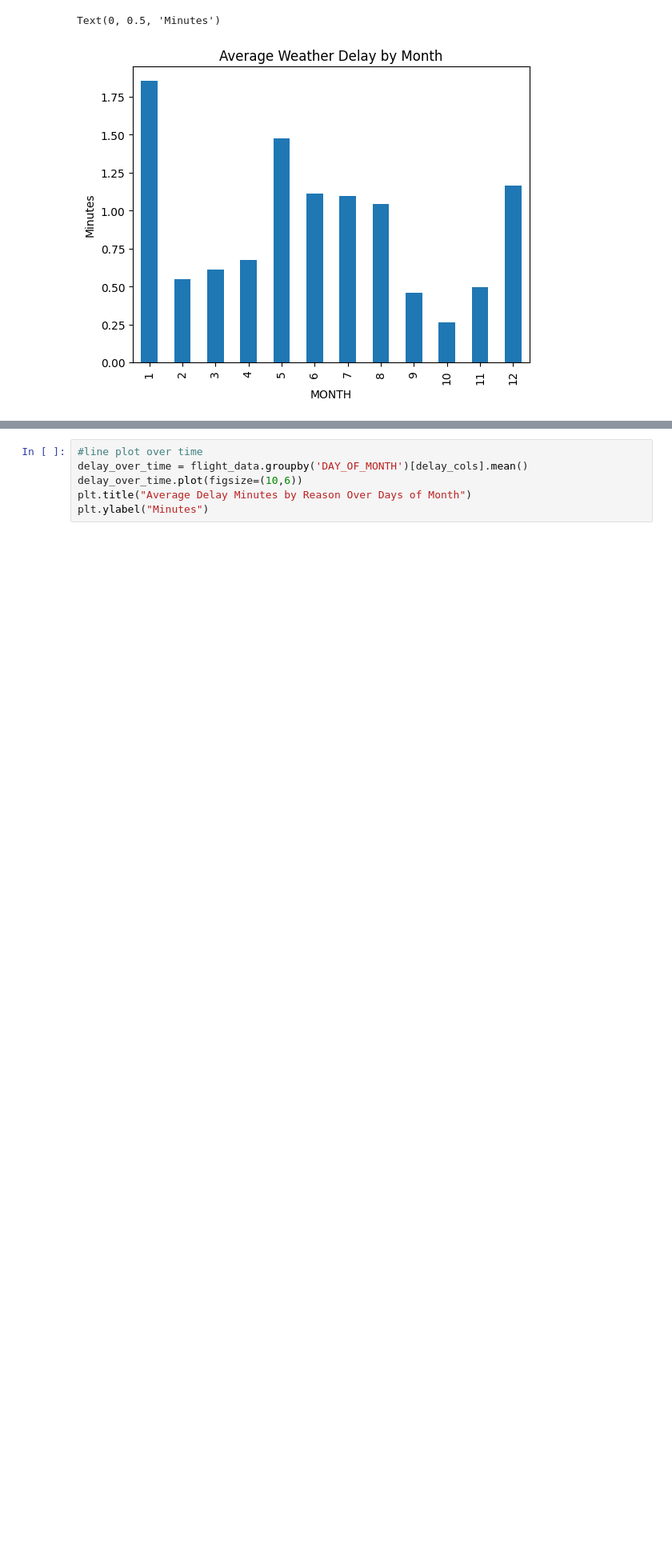
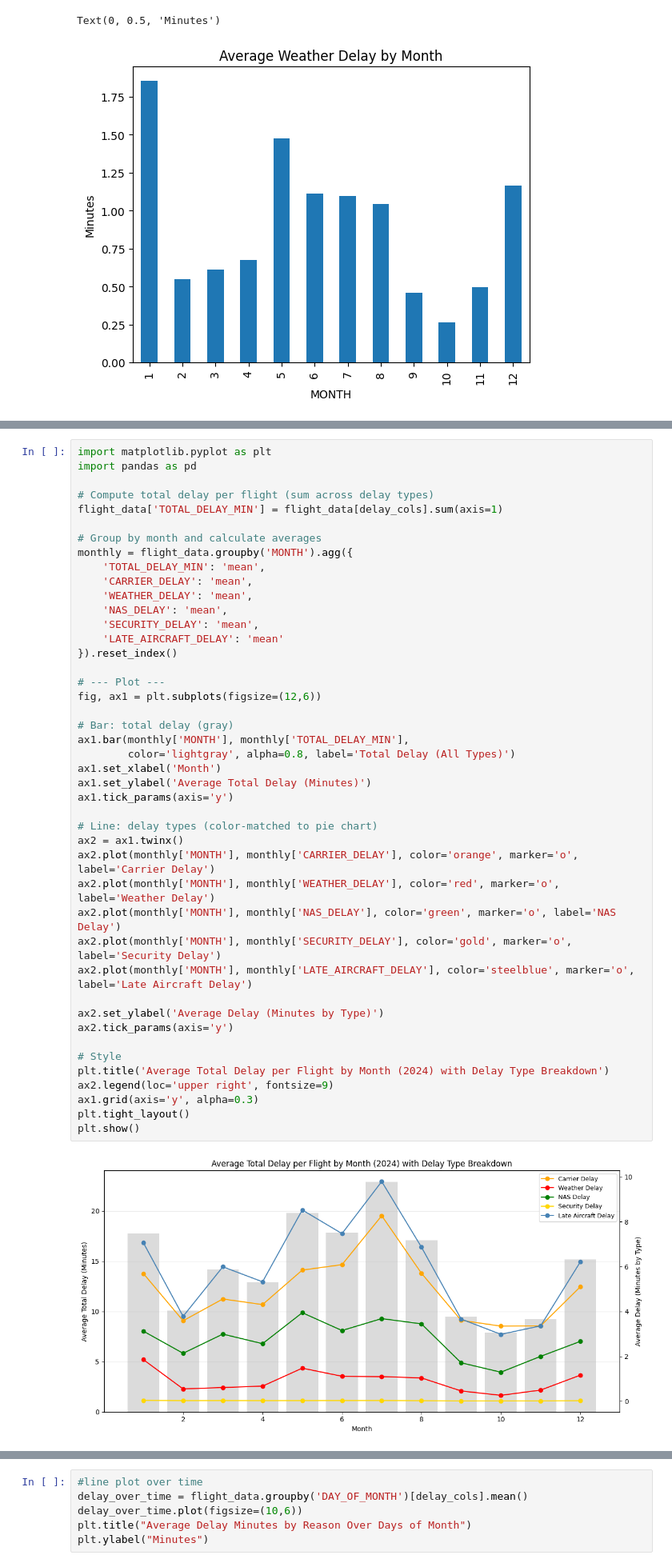
Before and after one commit to elenayzhu/mie368, a Jupyter notebook: individual-eda/Elena's_EDA.ipynb, the cells around one changed output, grey strips where cells are left out. Shown at 80% size. Drawn from its saved outputs; the diff is of its cells as text; blank space fills up the shorter version.

```diff
--- a/individual-eda/Elena's_EDA.ipynb
+++ b/individual-eda/Elena's_EDA.ipynb
@@ -133,0 +195,46 @@ Text(0.5, 1.0, 'Correlation Between Delay Reasons')
+# %%
+import matplotlib.pyplot as plt
+import pandas as pd
+
+# Compute total delay per flight (sum across delay types)
+flight_data['TOTAL_DELAY_MIN'] = flight_data[delay_cols].sum(axis=1)
+
+# Group by month and calculate averages
+monthly = flight_data.groupby('MONTH').agg({
+    'TOTAL_DELAY_MIN': 'mean',
+    'CARRIER_DELAY': 'mean',
+    'WEATHER_DELAY': 'mean',
+    'NAS_DELAY': 'mean',
+    'SECURITY_DELAY': 'mean',
+    'LATE_AIRCRAFT_DELAY': 'mean'
+}).reset_index()
+
+# --- Plot ---
+fig, ax1 = plt.subplots(figsize=(12,6))
+
+# Bar: total delay (gray)
+ax1.bar(monthly['MONTH'], monthly['TOTAL_DELAY_MIN'],
+        color='lightgray', alpha=0.8, label='Total Delay (All Types)')
+ax1.set_xlabel('Month')
+ax1.set_ylabel('Average Total Delay (Minutes)')
+ax1.tick_params(axis='y')
+
+# Line: delay types (color-matched to pie chart)
+ax2 = ax1.twinx()
+ax2.plot(monthly['MONTH'], monthly['CARRIER_DELAY'], color='orange', marker='o', label='Carrier Delay')
+ax2.plot(monthly['MONTH'], monthly['WEATHER_DELAY'], color='red', marker='o', label='Weather Delay')
+ax2.plot(monthly['MONTH'], monthly['NAS_DELAY'], color='green', marker='o', label='NAS Delay')
+ax2.plot(monthly['MONTH'], monthly['SECURITY_DELAY'], color='gold', marker='o', label='Security Delay')
+ax2.plot(monthly['MONTH'], monthly['LATE_AIRCRAFT_DELAY'], color='steelblue', marker='o', label='Late Aircraft Delay')
+
+ax2.set_ylabel('Average Delay (Minutes by Type)')
+ax2.tick_params(axis='y')
+
+# Style
+plt.title('Average Total Delay per Flight by Month (2024) with Delay Type Breakdown')
+ax2.legend(loc='upper right', fontsize=9)
+ax1.grid(axis='y', alpha=0.3)
+plt.tight_layout()
+plt.show()
+# %% [output]
+[figure, added]
```
Also changed, not shown: parts of 13 cells of this notebook.
